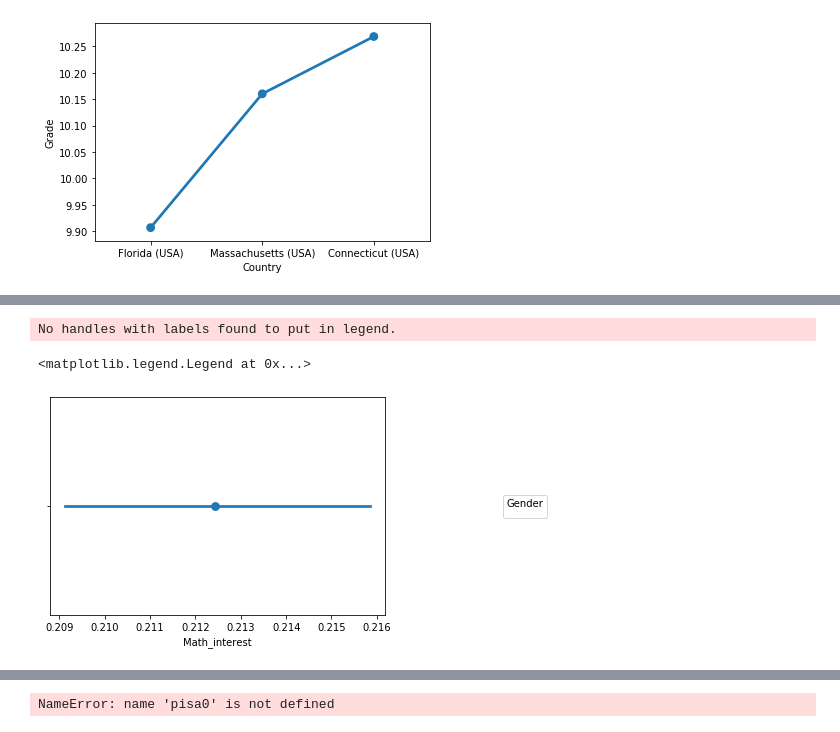
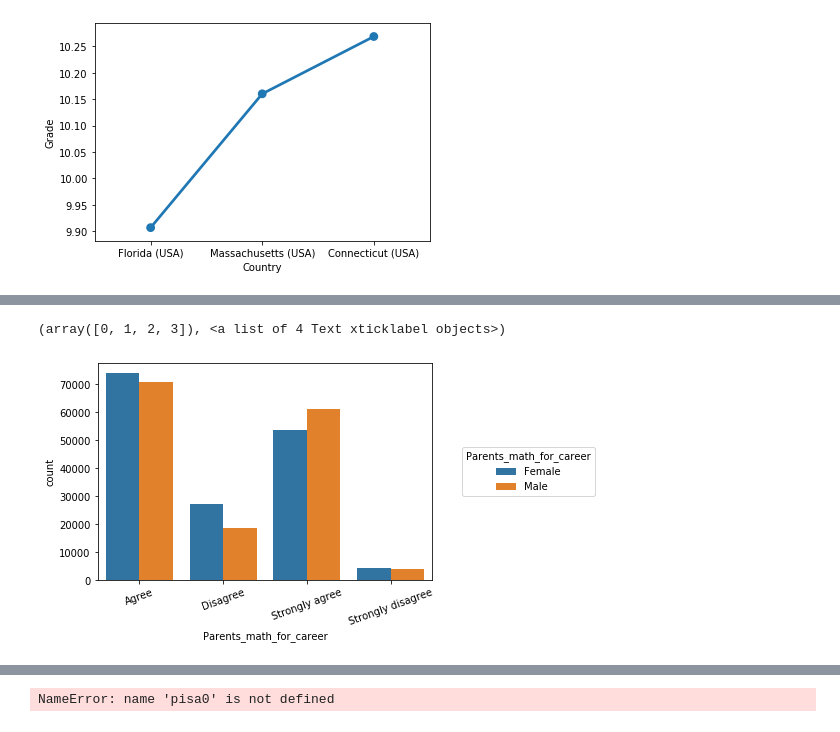
Before and after one commit to Anyra20/CommunicateDataProject, a Jupyter notebook: exploration_template.ipynb, the cells around one changed output, grey strips where cells are left out. Cells and saved outputs as stored; diff of their text form; code cells hidden in the pictures.

```diff
--- a/exploration_template.ipynb
+++ b/exploration_template.ipynb
@@ -22,7 +22,7 @@ First choice for filter column is county
 # %%
 # load in the dataset into a pandas dataframe, print statistics
 pisa = pd.read_csv(r'C:\Users\Marin\UGitCourse\csv\pisa2012.csv', encoding = "latin-1",# index_col=0,
-                    usecols=['CNT','PV1MATH','PV1READ', 'PV1SCIE','ST04Q01','ST01Q01','SCHOOLID','IMMIG','LANGN', 'ESCS','ST29Q04','ST57Q01','INTMAT', 'OUTHOURS','LMINS', 'MMINS','SMINS'])
+                    usecols=['CNT','PV1MATH','PV1READ', 'PV1SCIE','ST04Q01','ST01Q01','SCHOOLID','IMMIG','LANGN', 'ESCS','ST29Q04','ST57Q01','INTMAT', 'OUTHOURS','LMINS', 'MMINS','SMINS', 'SUBNORM', 'ST35Q04','ST35Q05','ST35Q06', 'ANXMAT'])
 #There are 635 columns in the dataset. I'll have to choose just some of them for the analysis
 # %%
 #rename some columns
@@ -42,7 +42,12 @@ pisa = pisa.rename(columns={'CNT': 'Country',
                            'OUTHOURS':'Out_of_school_study_hours',
                            'LMINS':'In_school_study_min',
                            'MMINS':'Math_in_school_min',
-                           'SMINS':'Science_in_school_min'})
+                           'SMINS':'Science_in_school_min',
+                           'SUBNORM':'Math_motivation',
+                           'ST35Q04': 'Parents_math_important',
+                           'ST35Q05':'Parents_math_for_career',
+                           'ST35Q06':'Parents_like_math',
+                           'ANXMAT':'Math_anxiety'})
 # %%
 #Temp
 pisa0 = pd.read_csv(r'C:\Users\Marin\UGitCourse\csv\pisa2012.csv', encoding = "ISO-8859-1", index_col=0,)
@@ -235,8 +292,8 @@ sb.pointplot(data = pisa_usa[['Country', 'Grade']].groupby('Country', as_index=F
 # %%
-#Math interest by gender
-sb.pointplot(data = pisa[['Math_interest', 'Gender']], x = 'Math_interest', hue = 'Gender');
-plt.legend(loc='center right', bbox_to_anchor=(1.5, 0.5), title = 'Gender')
+ #Parents_math_for_career
+sb.countplot(data = pisa, x = 'Parents_math_for_career', hue = 'Gender');
+plt.legend(loc='center right', bbox_to_anchor=(1.5, 0.5), title = 'Parents_math_for_career')
+plt.xticks(rotation = 20)
 # %% [output]
-No handles with labels found to put in legend.
+(array([0, 1, 2, 3]), <a list of 4 Text xticklabel objects>)
-<matplotlib.legend.Legend at 0x...>
-[figure, old version]
+[figure, new version]
```
Also changed, not shown: parts of 8 cells of this notebook.
